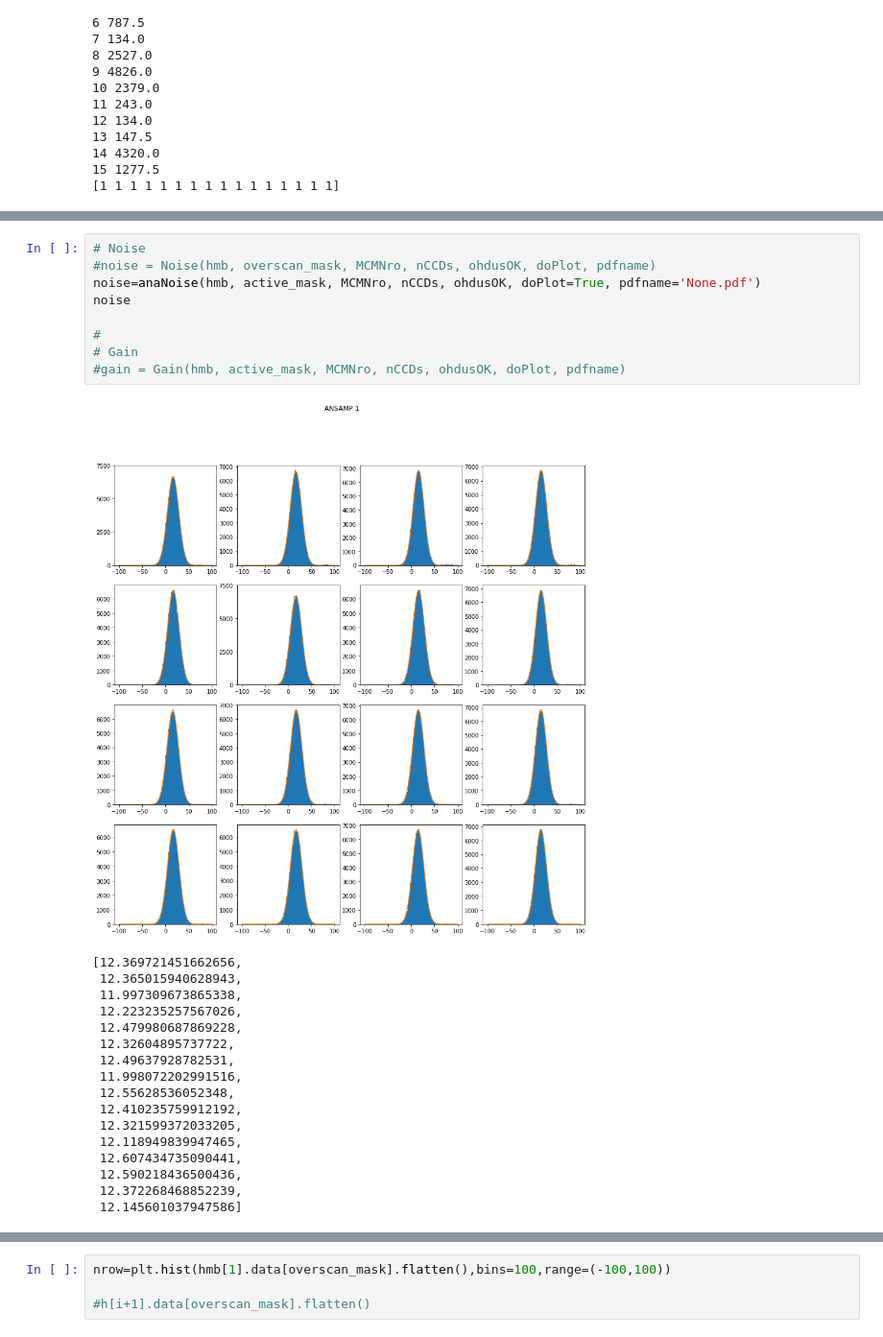
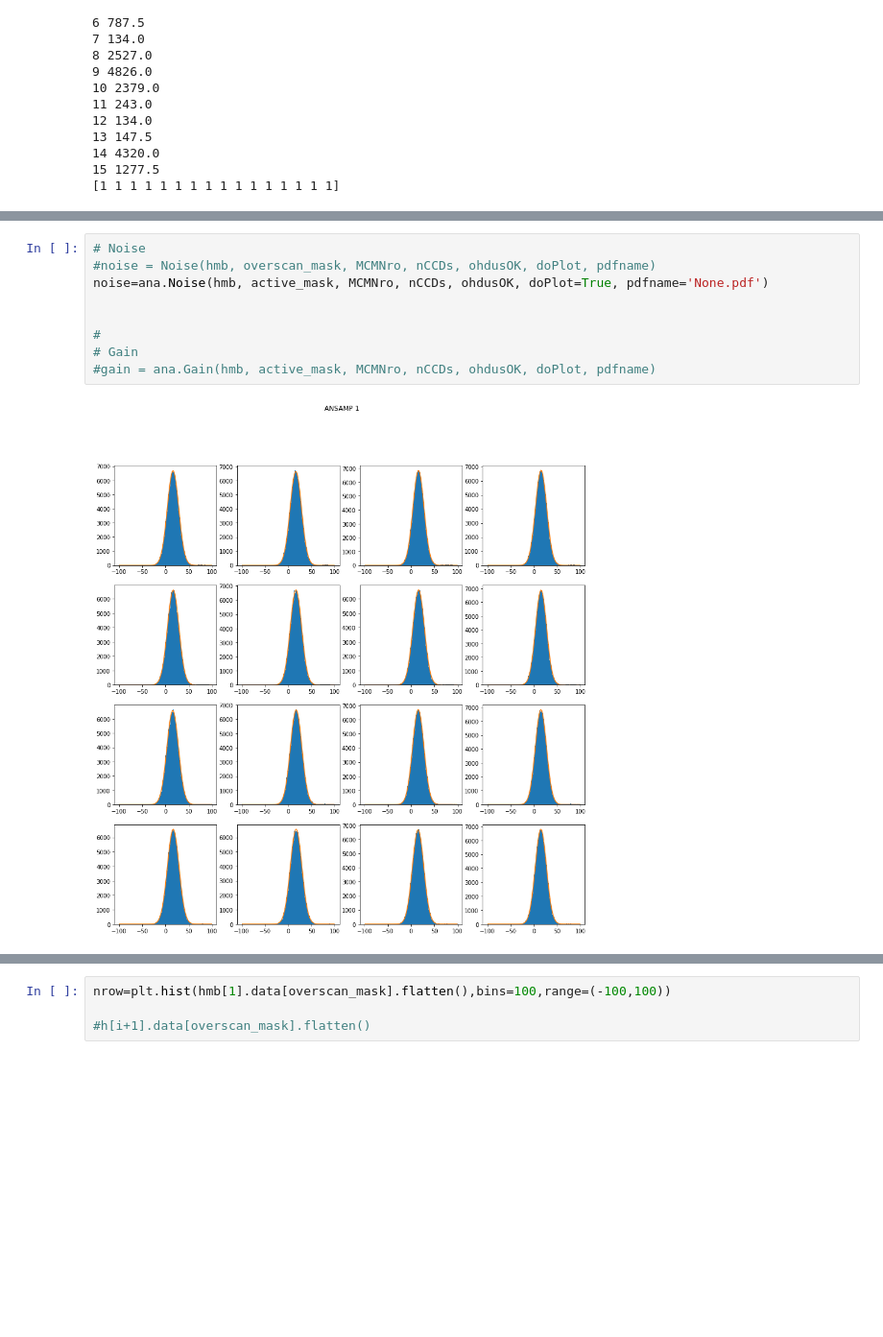
Before and after one commit to LabDet-Crio/BenchTest, a Jupyter notebook: crio_libs/AnaMCM_CONNIE.ipynb, the cells around one changed output, grey strips where cells are left out. Shown at 96% size. Saved outputs shown, nothing was run; the diff lists cells and outputs as text; blank space fills up the shorter version.

```diff
--- a/crio_libs/AnaMCM_CONNIE.ipynb
+++ b/crio_libs/AnaMCM_CONNIE.ipynb
@@ -569,28 +282,12 @@ def Ser(h, active_mask, iMCM, nCCDs, dataOK, gain, idoPlot, pdfname, itera=10, t
 # %%
 # Noise
 #noise = Noise(hmb, overscan_mask, MCMNro, nCCDs, ohdusOK, doPlot, pdfname)
-noise=anaNoise(hmb, active_mask, MCMNro, nCCDs, ohdusOK, doPlot=True, pdfname='None.pdf')
-noise
+noise=ana.Noise(hmb, active_mask, MCMNro, nCCDs, ohdusOK, doPlot=True, pdfname='None.pdf')
+
 
 #
 # Gain
-#gain = Gain(hmb, active_mask, MCMNro, nCCDs, ohdusOK, doPlot, pdfname)
+#gain = ana.Gain(hmb, active_mask, MCMNro, nCCDs, ohdusOK, doPlot, pdfname)
 # %% [output]
-[figure, old version]
+[figure, new version]
-[12.369721451662656,
- 12.365015940628943,
- 11.997309673865338,
- 12.223235257567026,
- 12.479980687869228,
- 12.32604895737722,
- 12.49637928782531,
- 11.998072202991516,
- 12.55628536052348,
- 12.410235759912192,
- 12.321599372033205,
- 12.118949839947465,
- 12.607434735090441,
- 12.590218436500436,
- 12.372268468852239,
- 12.145601037947586]
 # %%
```
Also changed, not shown: parts of 14 cells of this notebook, 1 other file.
